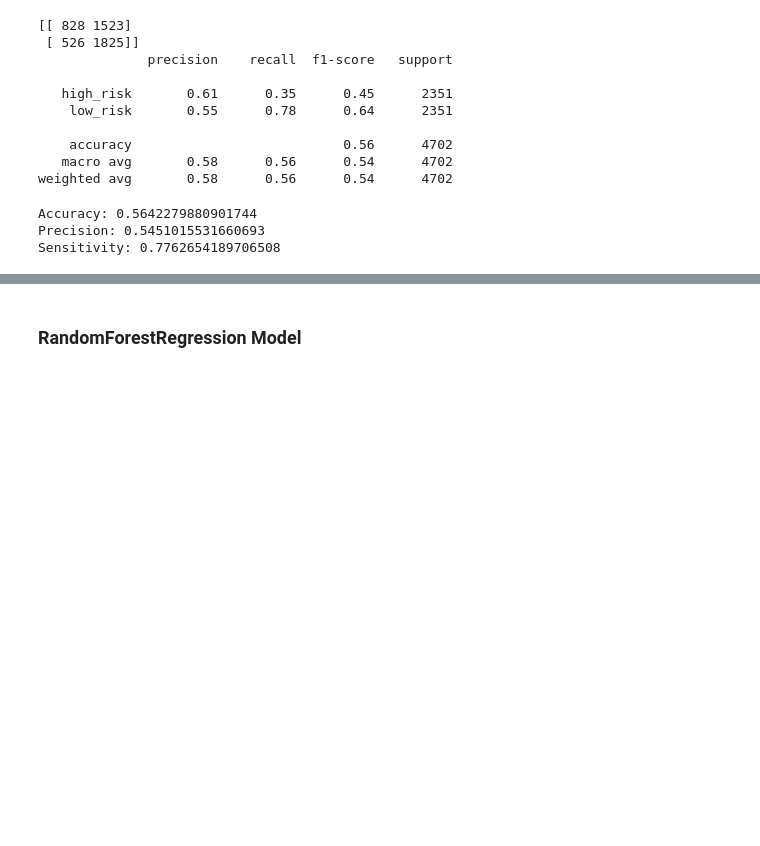
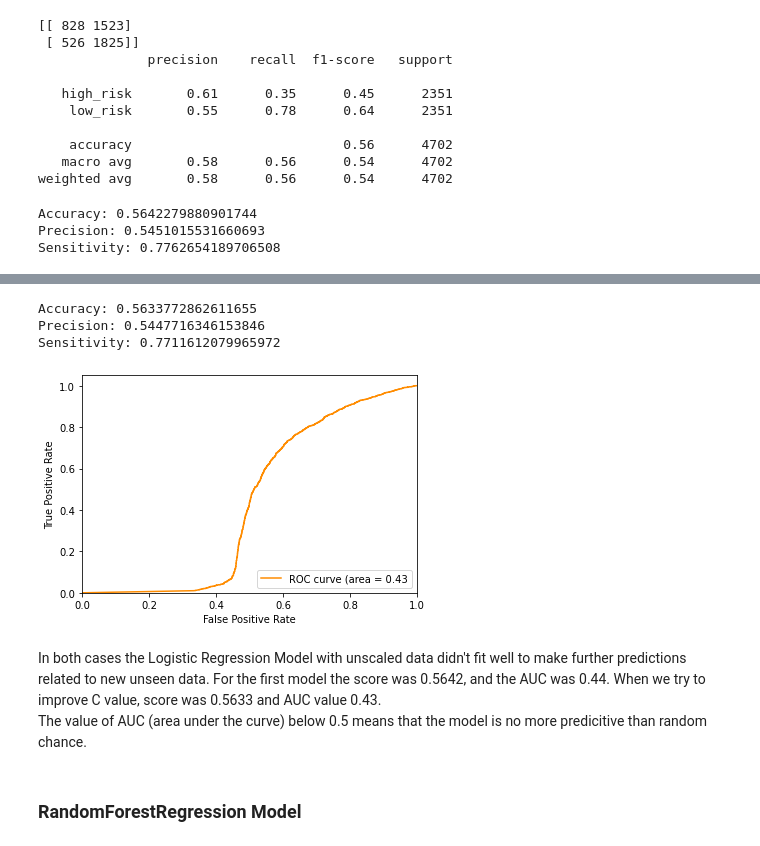
Before and after one commit to DasaSimo/Supervised-Machine-Learning, a Jupyter notebook: CreditRisk.ipynb, the cells around one changed output, grey strips where cells are left out. Drawn from its saved outputs; the diff is of its cells as text; code cells hidden in the pictures; blank space fills up the shorter version.

```diff
--- a/CreditRisk.ipynb
+++ b/CreditRisk.ipynb
@@ -178,0 +209,9 @@ plt.show()
+# %%
+reg_imp = LogisticRegression(max_iter=10000, C=100.0, random_state = 42).fit(X_dummies, y_label)
+
+#reg-imp.score(X1_dummies,y1_label)
+print(f"Training Data Score: {reg_imp.score(X_dummies, y_label)}")
+print(f"Testing Data Score: {reg_imp.score(X1_dummies, y1_label)}")
+
+print('Model:Logistic Regression')
+print(f'score:{reg_imp.score(X1_dummies, y1_label)}\n')
@@ -179,3 +243,28 @@ plt.show()
+# %%
+print("Accuracy:",metrics.accuracy_score(y1_true, y1_pred))
+print("Precision:",metrics.precision_score(y1_true, y1_pred))
+print("Sensitivity:",metrics.recall_score(y1_true, y1_pred))
+# %% [output]
+Accuracy: 0.5633772862611655
+Precision: 0.5447716346153846
+Sensitivity: 0.7711612079965972
+# %%
+y_imp_pred_proba = reg_imp.predict_proba(X1_dummies)[::,1]
+fpr, tpr, _ = metrics.roc_curve(y1_label,  y_imp_pred_proba)
+auc = metrics.roc_auc_score(y1_label, y_imp_pred_proba)
+plt.xlim([0.0, 1.0])
+plt.ylim([0.0, 1.05])
+plt.plot(fpr,tpr, color = 'darkorange',
+         label = f'ROC curve (area = {auc:0.2f}')
+plt.xlabel('False Positive Rate')
+plt.ylabel('True Positive Rate')
+plt.legend(loc="lower right")
+plt.show()
+# %% [output]
+[figure, added]
+# %% [markdown]
+In both cases the Logistic Regression Model with unscaled data didn't fit well to make further predictions related to new unseen data. For the first model the score was 0.5642, and the AUC was 0.44. When we try to improve C value, score was 0.5633 and AUC value 0.43.
+The value of AUC (area under the curve) below 0.5 means that the model is no more predicitive than random chance.
 # %% [markdown]
 ### RandomForestRegression Model
 # %%
```
Also changed, not shown: parts of 11 cells of this notebook, 1 other file.
